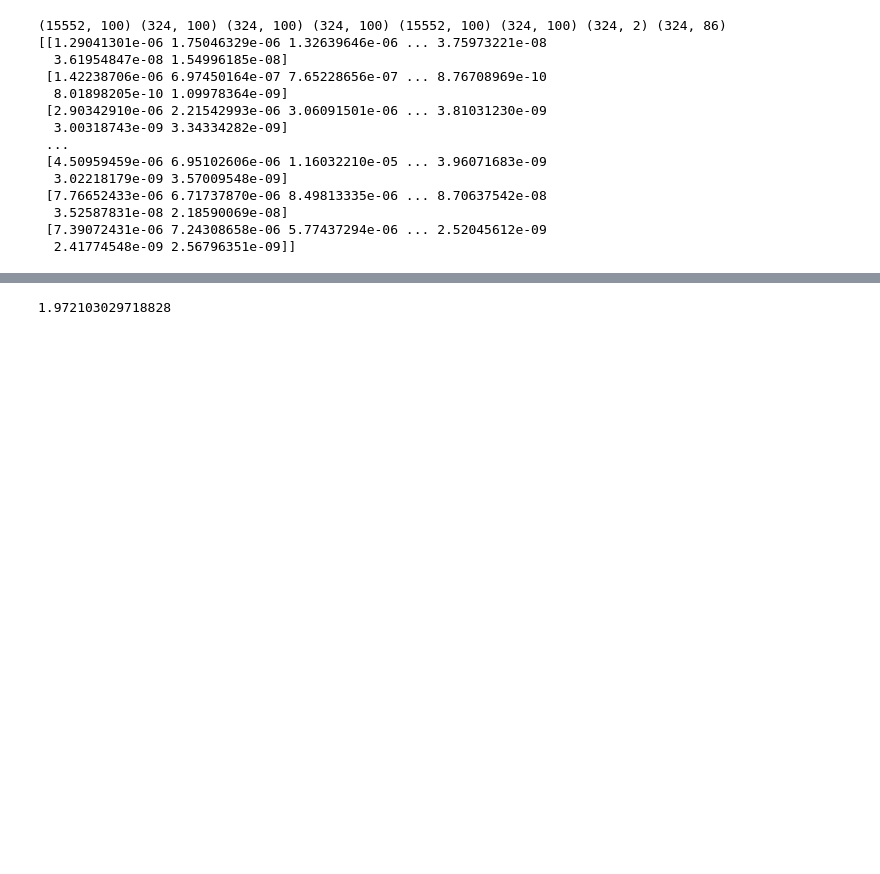
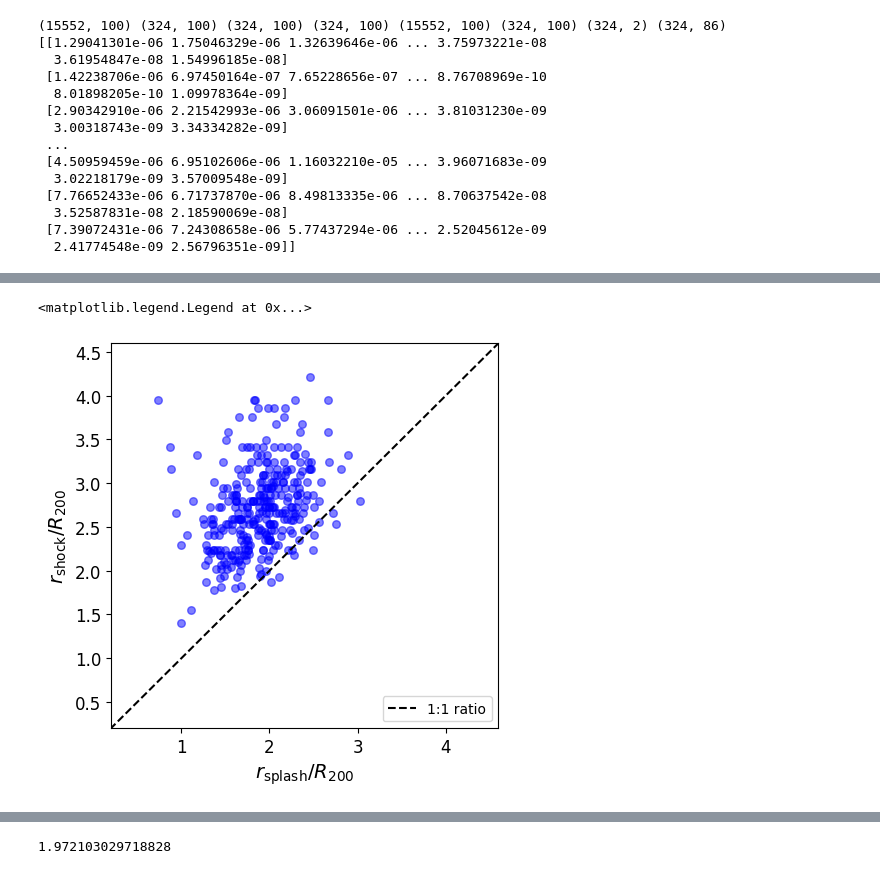
Before and after one commit to ZhangMing-1995/AnalysisTools, a Jupyter notebook: Shock_Radius/TheThreeHundred_3k.ipynb, the cells around one changed output, grey strips where cells are left out. Saved outputs shown, nothing was run; the diff lists cells and outputs as text; code cells hidden in the pictures; blank space fills up the shorter version.

```diff
--- a/Shock_Radius/TheThreeHundred_3k.ipynb
+++ b/Shock_Radius/TheThreeHundred_3k.ipynb
@@ -37,7 +37,10 @@ DM_density_reshaped = DM_density48.reshape(324, 48, 100)
 DM_density = np.median(DM_density_reshaped, axis=1)
 
 Gas_entropy_reshaped = Gas_entropy48.reshape(324, 48, 100)
-Gas_entropy = np.median(Gas_entropy_reshaped, axis=1)
+Gas_entropy = np.nanmedian(Gas_entropy_reshaped, axis=1)
+
+# nan_indices = np.where(np.isnan(Gas_entropy48))
+# print("NaN 值的位置索引:", nan_indices)
 # %% [output]
 (15552, 100) (324, 100) (324, 100) (324, 100) (15552, 100) (324, 100) (324, 2) (324, 86)
 [[1.29041301e-06 1.75046329e-06 1.32639646e-06 ... 3.75973221e-08
@@ -55,0 +284,34 @@ Gas_entropy = np.median(Gas_entropy_reshaped, axis=1)
+# %%
+fig = plt.figure(figsize=(5, 5))
+plt.scatter(Rsp, Rsh, color='blue',s=30, alpha=0.5)
+# plt.scatter(r_splash1, r_shock1, color='r',s=120, marker='*', label='median value')
+# print(np.mean(Rsp), np.mean(Rsh), np.mean(Rsh)/np.mean(Rsp))
+plt.plot([0.1, 6], [0.1, 6], color='black', linestyle='--', label='1:1 ratio')
+
+# x = np.array(Rsp)
+# y = np.array(Rsh)
+# num_bins = 4
+# bin_edges = np.linspace(np.min(x), np.max(x), num_bins+1)
+# bin_indices = np.digitize(x, bin_edges)
+# bin_medians = np.array([np.median(y[bin_indices == i]) for i in range(1, num_bins + 1)])
+# bin_q1 = np.array([np.percentile(y[bin_indices == i], 16) for i in range(1, num_bins + 1)])
+# bin_q3 = np.array([np.percentile(y[bin_indices == i], 84) for i in range(1, num_bins + 1)])
+
+# plt.errorbar((bin_edges[1:] + bin_edges[:-1]) / 2, bin_medians, yerr=[bin_medians - bin_q1, bin_q3 - bin_medians], fmt='o', color='r', capsize=4)
+# plt.plot((bin_edges[1:] + bin_edges[:-1]) / 2, bin_medians,color='r')
+
+# sns.kdeplot(Rsp, Rsh, cmap="viridis", shade=False, thresh=0.05, levels=15)
+# cbar = plt.colorbar()
+# cbar.set_label('Density')
+
+
+plt.xlabel(r'$r_{\rm splash}/R_{200}$', fontsize=14)
+plt.ylabel(r'$r_{\rm shock}/R_{200}$', fontsize=14)
+plt.tick_params(axis='both', which='major', labelsize=12)
+plt.xlim(0.2,4.6)
+plt.ylim(0.2,4.6)
+plt.legend(loc='lower right')
+# plt.savefig("./figures/Rsplash_Rshock_324.png")
+# %% [output]
+<matplotlib.legend.Legend at 0x...>
+[figure, added]
```
Also changed, not shown: parts of 5 cells of this notebook, 1 other file.
